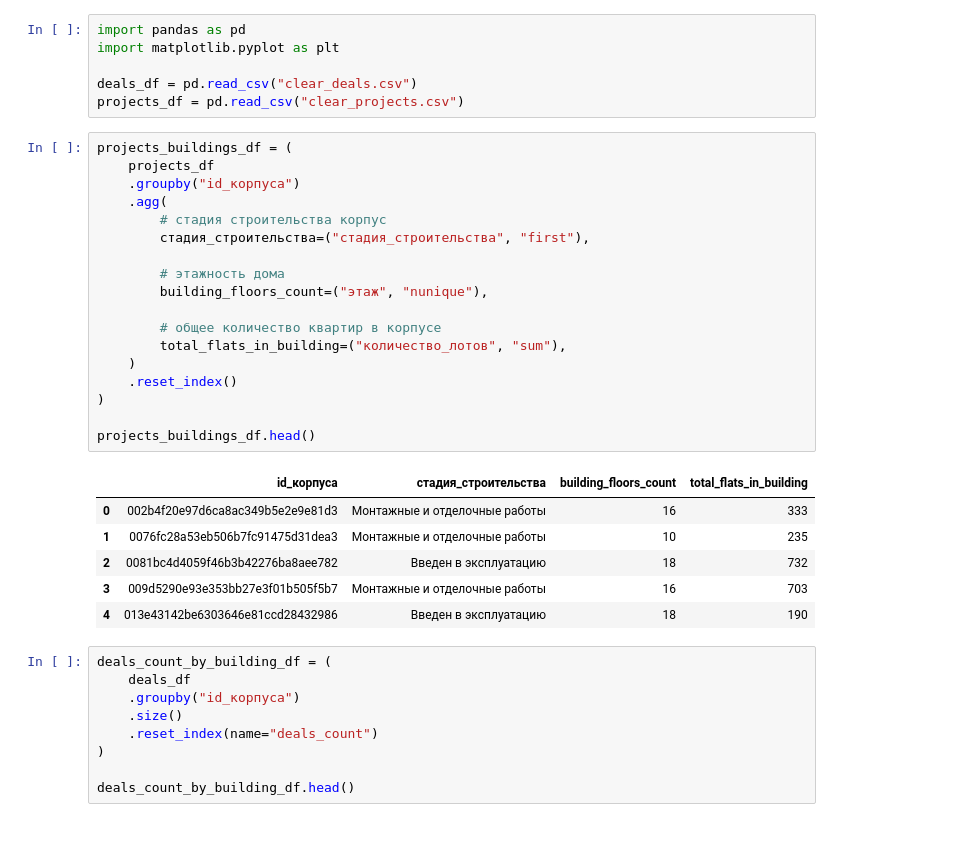
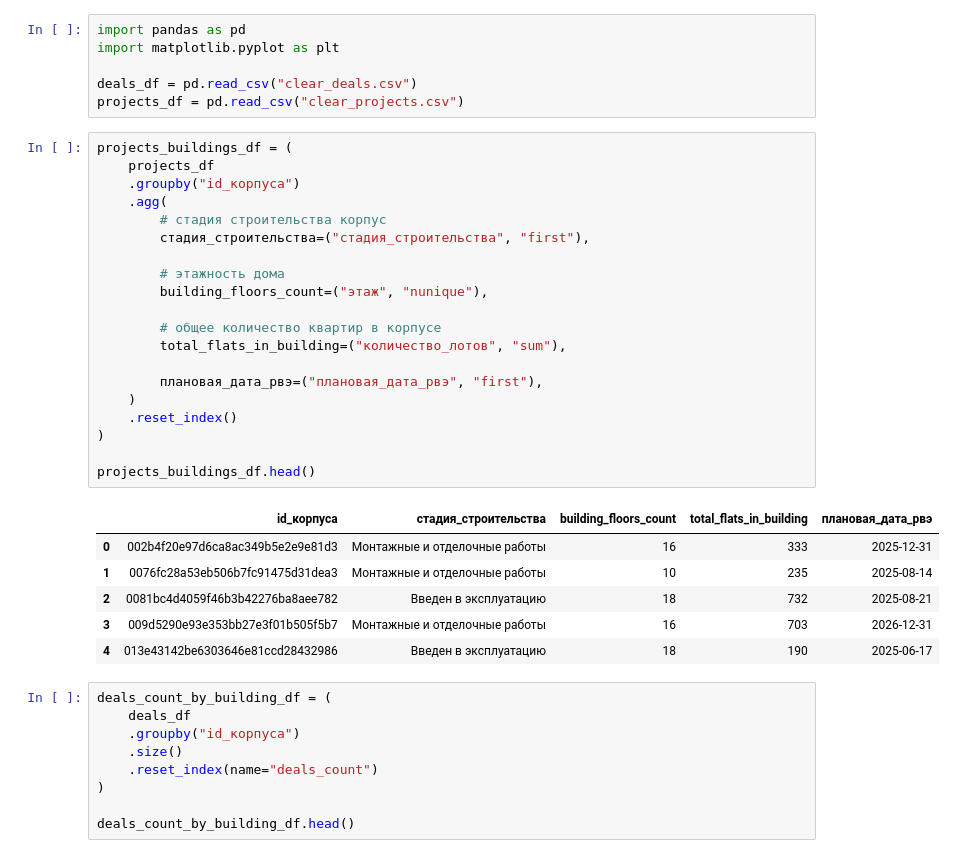
Before and after one commit to leofaraf/vibrosi, a Jupyter notebook: сorpus.ipynb, the cells around one changed output. Drawn from its saved outputs; the diff is of its cells as text.

```diff
--- a/сorpus.ipynb
+++ b/сorpus.ipynb
@@ -7,28 +7,30 @@ projects_df = pd.read_csv("clear_projects.csv")
 # %%
 projects_buildings_df = (
     projects_df
     .groupby("id_корпуса")
     .agg(
         # стадия строительства корпус
         стадия_строительства=("стадия_строительства", "first"),
 
         # этажность дома
         building_floors_count=("этаж", "nunique"),
 
         # общее количество квартир в корпусе
         total_flats_in_building=("количество_лотов", "sum"),
+
+        плановая_дата_рвэ=("плановая_дата_рвэ", "first"),
     )
     .reset_index()
 )
 
 projects_buildings_df.head()
 # %% [output]
-|  | id_корпуса | стадия_строительства | building_floors_count | total_flats_in_building |
-| 0 | 002b4f20e97d6ca8ac349b5e2e9e81d3 | Монтажные и отделочные работы | 16 | 333 |
-| 1 | 0076fc28a53eb506b7fc91475d31dea3 | Монтажные и отделочные работы | 10 | 235 |
-| 2 | 0081bc4d4059f46b3b42276ba8aee782 | Введен в эксплуатацию | 18 | 732 |
-| 3 | 009d5290e93e353bb27e3f01b505f5b7 | Монтажные и отделочные работы | 16 | 703 |
-| 4 | 013e43142be6303646e81ccd28432986 | Введен в эксплуатацию | 18 | 190 |
+|  | id_корпуса | стадия_строительства | building_floors_count | total_flats_in_building | плановая_дата_рвэ |
+| 0 | 002b4f20e97d6ca8ac349b5e2e9e81d3 | Монтажные и отделочные работы | 16 | 333 | 2025-12-31 |
+| 1 | 0076fc28a53eb506b7fc91475d31dea3 | Монтажные и отделочные работы | 10 | 235 | 2025-08-14 |
+| 2 | 0081bc4d4059f46b3b42276ba8aee782 | Введен в эксплуатацию | 18 | 732 | 2025-08-21 |
+| 3 | 009d5290e93e353bb27e3f01b505f5b7 | Монтажные и отделочные работы | 16 | 703 | 2026-12-31 |
+| 4 | 013e43142be6303646e81ccd28432986 | Введен в эксплуатацию | 18 | 190 | 2025-06-17 |
 # %%
 deals_count_by_building_df = (
     deals_df
```
Also changed, not shown: parts of 8 cells of this notebook.
